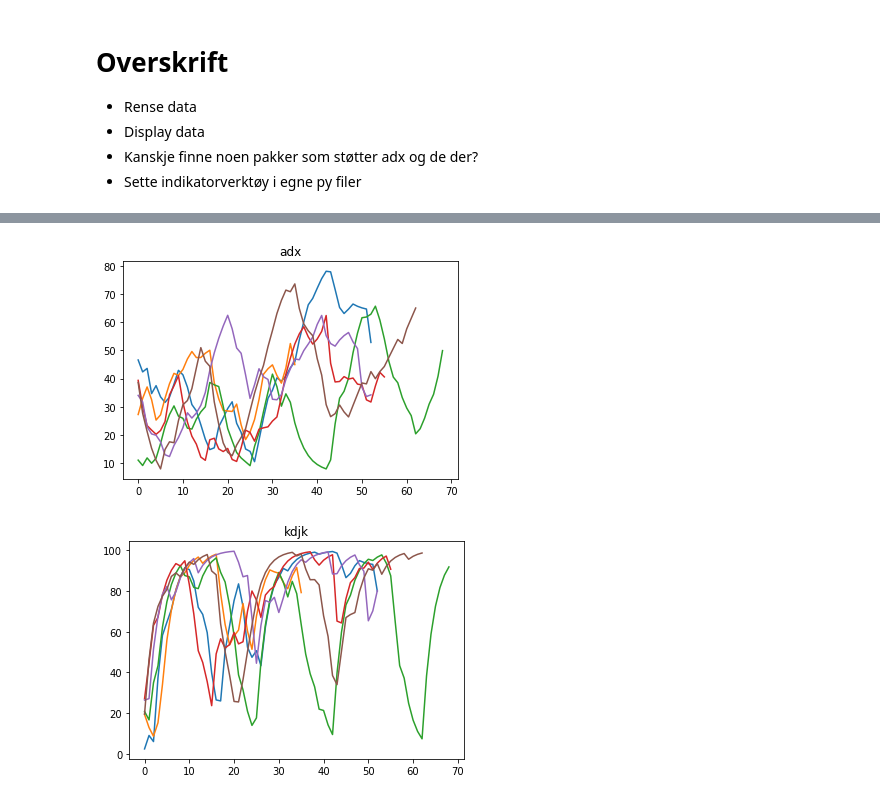
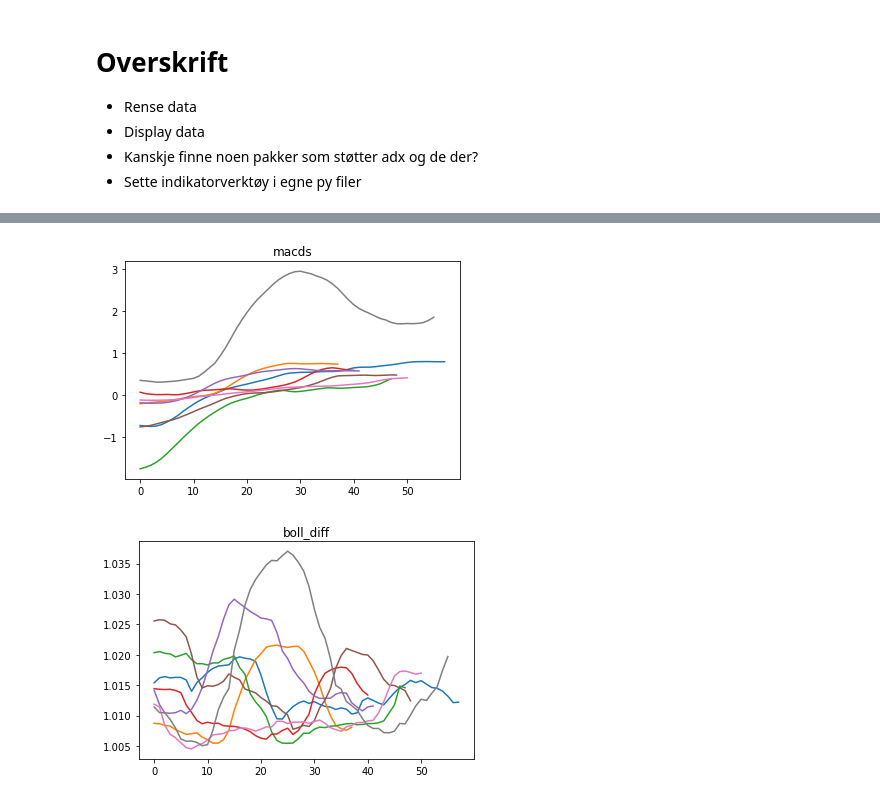
Before and after one commit to stianteien/instradag, a Jupyter notebook: make_model.ipynb, the cells around one changed output, grey strips where cells are left out. Saved outputs shown, nothing was run; the diff lists cells and outputs as text; code cells hidden in the pictures.

```diff
--- a/make_model.ipynb
+++ b/make_model.ipynb
@@ -23,7 +23,7 @@ from lib.god_runde import positiv_utvikling
 # %%
 def hent_indikatortall(data, gode):
     stock = stockstats.StockDataFrame.retype(data)
-    indikatorer = ['rsi_20', 'trix', 'adxr', 'kdjk', 'pdi', 'open_8_sma', 'open_16_sma']
+    indikatorer = ['rsi_20', 'trix', 'open_8_sma', 'open_16_sma', 'macds', 'boll_ub', 'boll_lb']
     for ind in indikatorer:
         stock.get(ind)
 
@@ -63,5 +63,6 @@ pos_ut = positiv_utvikling()
 filer = list(map(add_data, os.listdir('data/')))[:10]
 data = multi_analyse(filer)
 data['sma8-16'] = [data.open_8_sma[i] - data.open_16_sma[i] for i, value in enumerate(data.open_8_sma)]
+data['boll_diff'] = [data.boll_ub[i] / data.boll_lb[i] for i, value in enumerate(data.boll_ub)]
 data
 # %% [output]
@@ -122,16 +125,16 @@ for i in data_oppgang.rsi_20:
 # %%
 fig = plt.figure
-plt.title('adx')
-for i in data_oppgang.adx:
+plt.title('macds')
+for i in data_oppgang['macds']:
     plt.plot(i)
-#plt.savefig('images/adxrplot')
+plt.savefig('images/macdsplot_2')
 # %% [output]
-[figure, old version]
+[figure, new version]
 # %%
 fig = plt.figure
-plt.title('kdjk')
-for i in data_oppgang.kdjk:
+plt.title('boll_diff')
+for i in data_oppgang['boll_diff']:
     plt.plot(i)
-#plt.savefig('images/kdjkplot')
+#plt.savefig('images/tplot')
 # %% [output]
-[figure, old version]
+[figure, new version]
```
Also changed, not shown: parts of 9 cells of this notebook, 1 other file.
